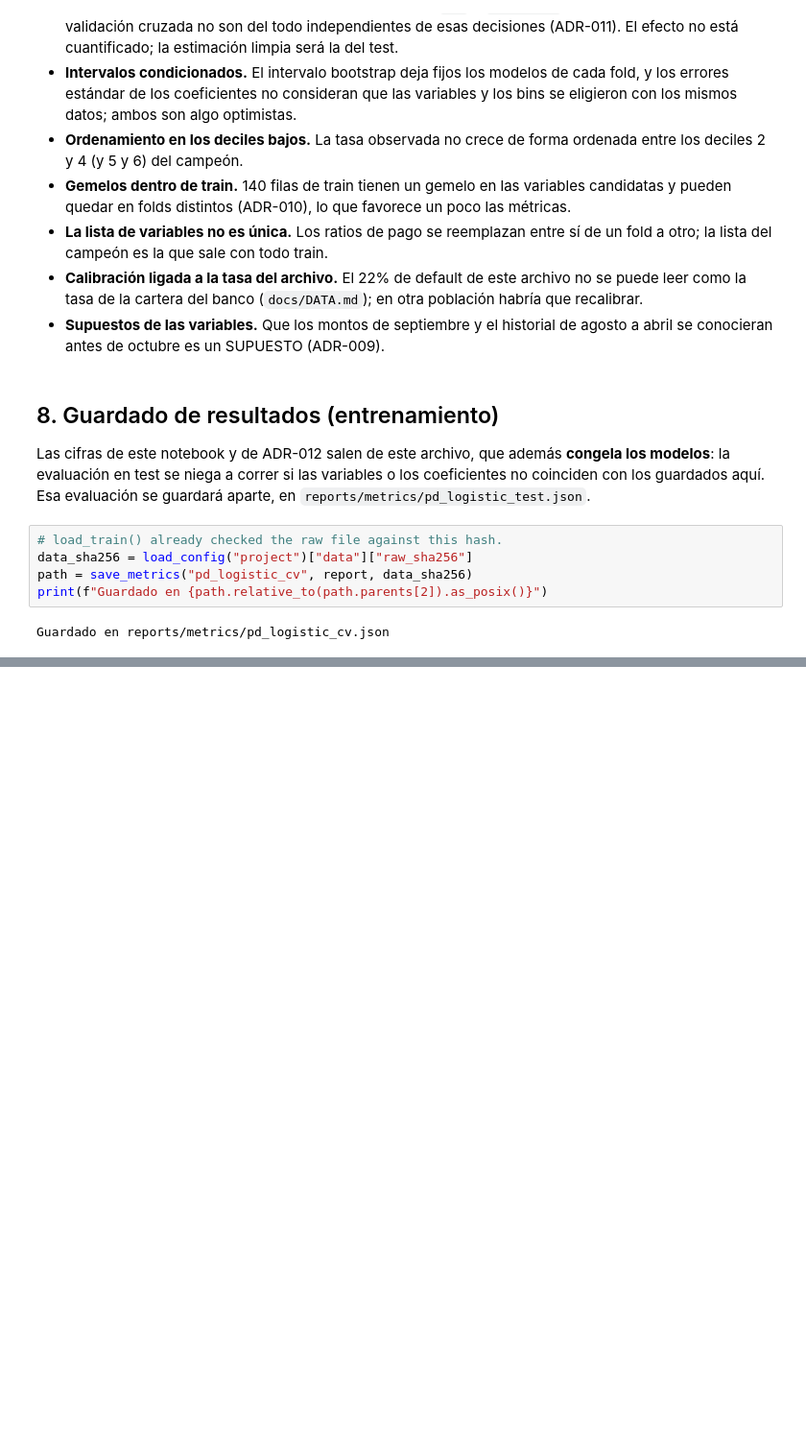
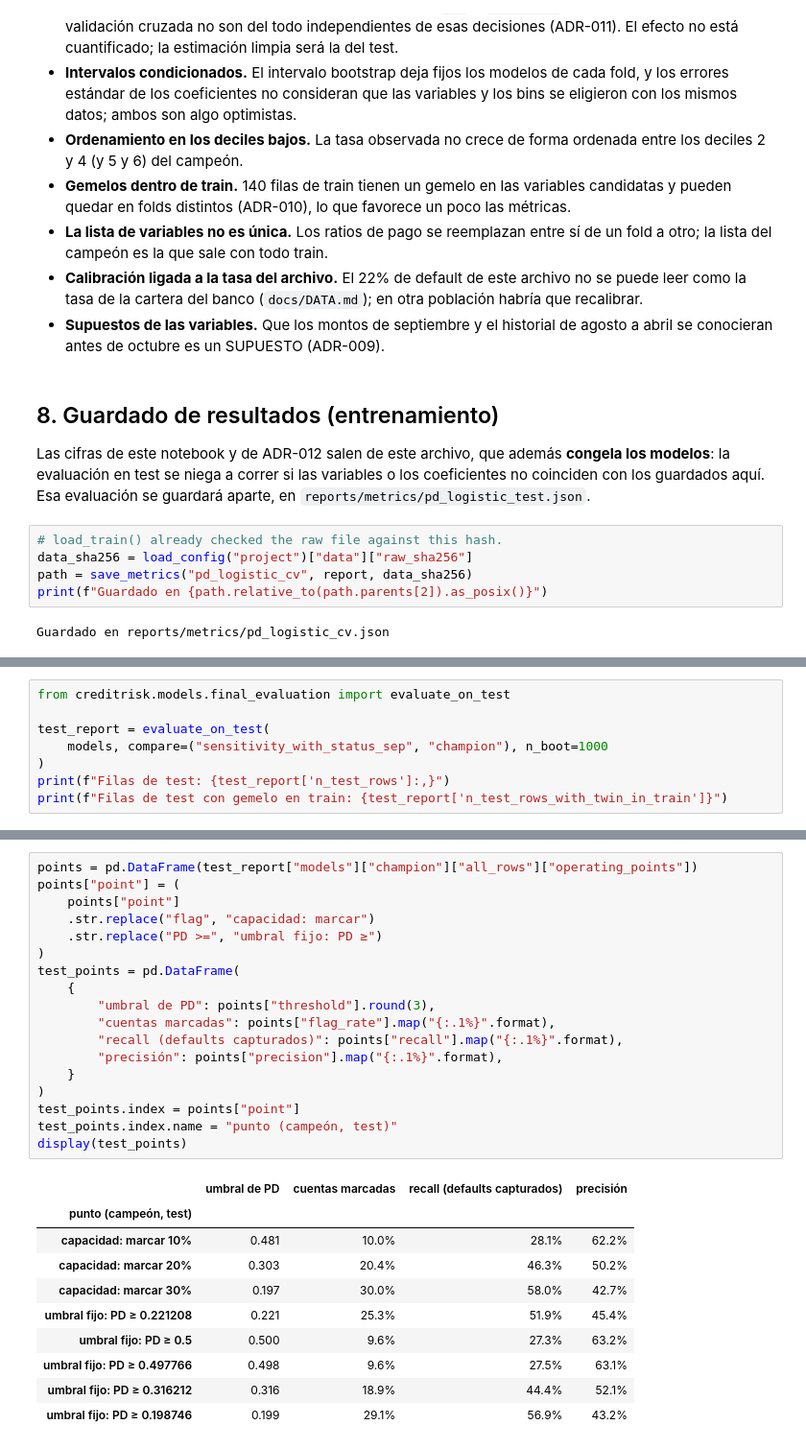
Before and after one commit to caleb9898/Credit-risk-scorecard-collections, a Jupyter notebook: notebooks/03_pd_model_logistic.ipynb, the cells around one changed output, grey strips where cells are left out. Shown at 96% size. Cells and saved outputs as stored; diff of their text form; blank space fills up the shorter version.

Commit message:
evaluate the frozen PD models once on the test set

```diff
--- a/notebooks/03_pd_model_logistic.ipynb
+++ b/notebooks/03_pd_model_logistic.ipynb
@@ -485,0 +492,8 @@ Guardado en reports/metrics/pd_logistic_cv.json
+# %%
+from creditrisk.models.final_evaluation import evaluate_on_test
+
+test_report = evaluate_on_test(
+    models, compare=("sensitivity_with_status_sep", "champion"), n_boot=1000
+)
+print(f"Filas de test: {test_report['n_test_rows']:,}")
+print(f"Filas de test con gemelo en train: {test_report['n_test_rows_with_twin_in_train']}")
@@ -485,0 +586,29 @@ Guardado en reports/metrics/pd_logistic_cv.json
+# %%
+points = pd.DataFrame(test_report["models"]["champion"]["all_rows"]["operating_points"])
+points["point"] = (
+    points["point"]
+    .str.replace("flag", "capacidad: marcar")
+    .str.replace("PD >=", "umbral fijo: PD ≥")
+)
+test_points = pd.DataFrame(
+    {
+        "umbral de PD": points["threshold"].round(3),
+        "cuentas marcadas": points["flag_rate"].map("{:.1%}".format),
+        "recall (defaults capturados)": points["recall"].map("{:.1%}".format),
+        "precisión": points["precision"].map("{:.1%}".format),
+    }
+)
+test_points.index = points["point"]
+test_points.index.name = "punto (campeón, test)"
+display(test_points)
+# %% [output]
+|  | umbral de PD | cuentas marcadas | recall (defaults capturados) | precisión |
+| punto (campeón, test) |  |  |  |  |
+| capacidad: marcar 10% | 0.481 | 10.0% | 28.1% | 62.2% |
+| capacidad: marcar 20% | 0.303 | 20.4% | 46.3% | 50.2% |
+| capacidad: marcar 30% | 0.197 | 30.0% | 58.0% | 42.7% |
+| umbral fijo: PD ≥ 0.221208 | 0.221 | 25.3% | 51.9% | 45.4% |
+| umbral fijo: PD ≥ 0.5 | 0.500 | 9.6% | 27.3% | 63.2% |
+| umbral fijo: PD ≥ 0.497766 | 0.498 | 9.6% | 27.5% | 63.1% |
+| umbral fijo: PD ≥ 0.316212 | 0.316 | 18.9% | 44.4% | 52.1% |
+| umbral fijo: PD ≥ 0.198746 | 0.199 | 29.1% | 56.9% | 43.2% |
```
Also changed, not shown: parts of 6 cells of this notebook, 3 other files.
